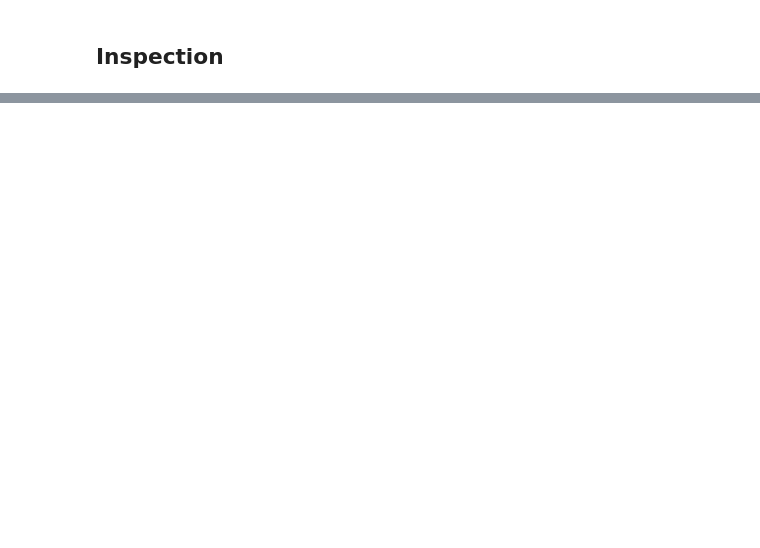
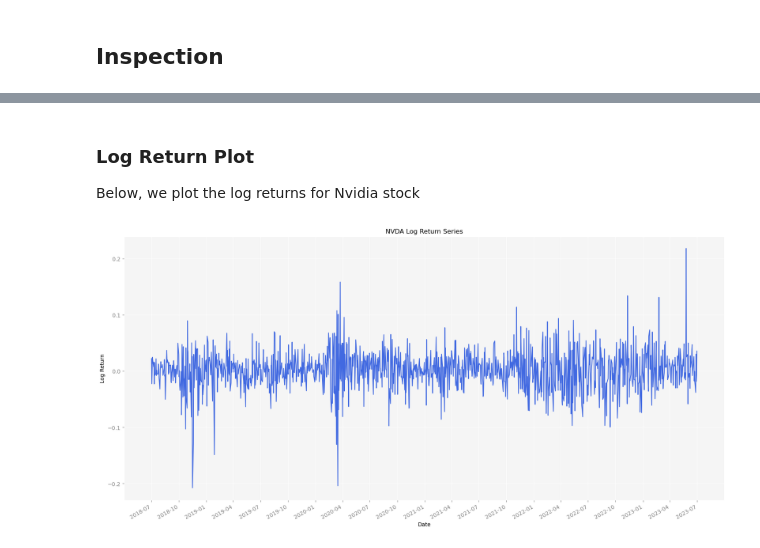
Before and after one commit to Buzzpod/ForecastX, a Jupyter notebook: Notebooks/NVDA_Linear_Forecast.ipynb, the cells around one changed output, grey strips where cells are left out. Cells and saved outputs as stored; diff of their text form; code cells hidden in the pictures; blank space fills up the shorter version.

```diff
--- a/Notebooks/NVDA_Linear_Forecast.ipynb
+++ b/Notebooks/NVDA_Linear_Forecast.ipynb
@@ -21,0 +79,38 @@ locator = mdates.MonthLocator(interval=3)
+# %%
+def logReturnPlot():
+
+    # Plot the NVDA log return series
+    fig, ax = plt.subplots(figsize=(20,10))
+
+    # Change figure facecolor (area surrounding the plot)
+    fig.patch.set_facecolor('white')
+
+    # Change plot facecolor (actual plot background)
+    ax.set_facecolor('whitesmoke')
+
+    # Change axes color
+    ax.spines['bottom'].set_color('white')
+    ax.spines['top'].set_color('white')
+    ax.spines['right'].set_color('white')
+    ax.spines['left'].set_color('white')
+
+    ax.xaxis.label.set_color('black')
+    ax.yaxis.label.set_color('black')
+    ax.title.set_color('black')
+
+    ax.tick_params(axis='x', colors='grey')
+    ax.tick_params(axis='y', colors='grey')
+
+    ax.plot(df['NVDA_LOGRET'], color='royalblue')
+
+    X = plt.gca().xaxis
+    X.set_major_locator(locator)
+    X.set_major_formatter(month_year_formatter)
+
+    fig.autofmt_xdate()
+
+    plt.title('NVDA Log Return Series')
+    plt.xlabel('Date')
+    plt.ylabel('Log Return')
+    plt.grid(True, color='white')
+    plt.show()
@@ -61,0 +167,8 @@ plt.show()
+# %% [markdown]
+### Log Return Plot
+
+Below, we plot the log returns for Nvidia stock
+# %%
+logReturnPlot()
+# %% [output]
+[figure, added]
```
Also changed, not shown: parts of 47 cells of this notebook, 6 other files.
